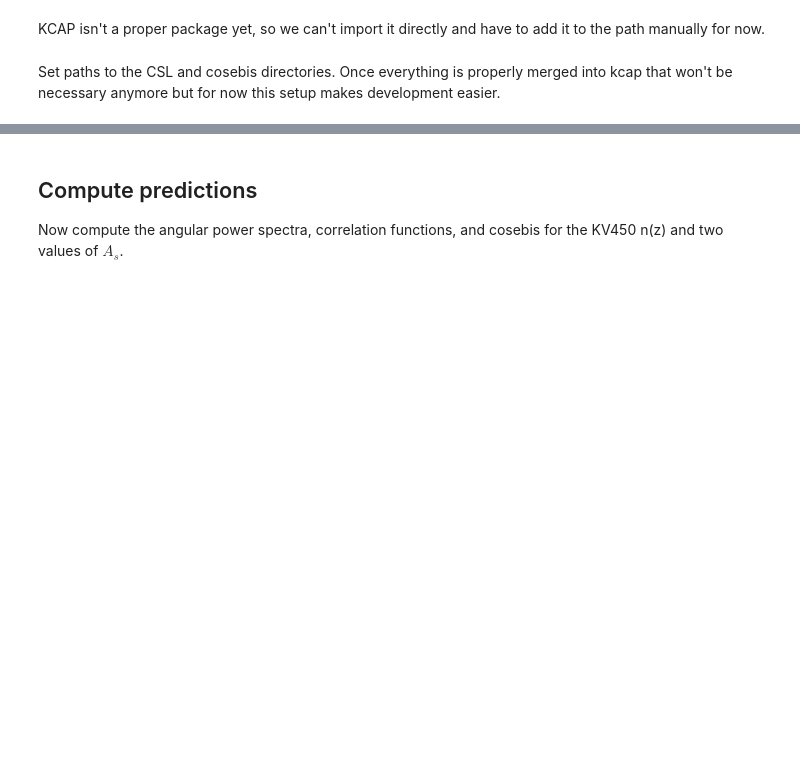
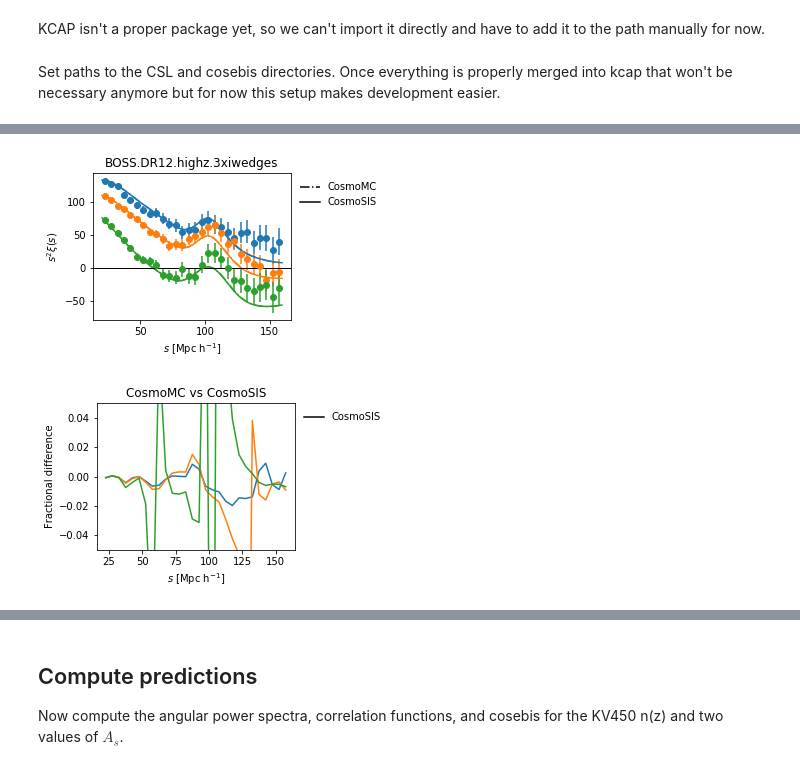
Before and after one commit to KiDS-WL/kcap, a Jupyter notebook: notebooks/kcap_module.ipynb, the cells around one changed output, grey strips where cells are left out. Cells and saved outputs as stored; diff of their text form; code cells hidden in the pictures; blank space fills up the shorter version.

Commit message:
More examples in notebook.

```diff
--- a/notebooks/kcap_module.ipynb
+++ b/notebooks/kcap_module.ipynb
@@ -24,3 +26,4 @@ Set paths to the CSL and cosebis directories. Once everything is properly merged
 # %%
 csl_path = "../../cosmosis-standard-library/"
 cosebis_path = "../../cosebis/"
+boss_path = "../../kcap_boss_module/python_interface/"
@@ -26,0 +166,70 @@ cosebis_path = "../../cosebis/"
+# %%
+fig, ax = plt.subplots(1, 1, sharex=True, sharey=True,
+                       figsize=(5, 3), squeeze=False)
+fig.subplots_adjust(left=0.15, bottom=0.2, right=0.7, hspace=0, wspace=0)
+
+
+data = np.loadtxt(os.path.join(boss_path, "../CosmoMC_BOSS/data/BOSS.DR12.highz.3xiwedges_measurements.txt"))
+cosmo_mc_y = np.loadtxt(os.path.join(boss_path, "../benchmark/vtheo_convolved.txt"))
+
+for i in range(3):
+    s = data[4:,0]
+    n = len(s)
+    ax[0,0].errorbar(s, s**2*data[4:,2*i+1], s**2*data[4:,2*i+2], c=f"C{i}", ls="none", marker="o")
+    ax[0,0].plot(s, s**2*cosmo_mc_y[i*n:(i+1)*n], ls="-.", c=f"C{i}")
+
+ax[0,0].plot([], [], c="k", ls="-.", label="CosmoMC")
+
+ls = ["-", "--", ":"]
+
+for i, (A_s, wedge) in enumerate(wedges.items()):
+    y, x = wedge[0]
+    ax[0,0].plot([], [], c="k", ls=ls[i], label=f"CosmoSIS")
+    for j in range(3):
+        ax[0,0].plot(x, x**2*y[j], c=f"C{j}", ls=ls[i])
+
+
+ax[0,0].axhline(0, c="k", lw=1)
+ax[0,0].legend(frameon=False, loc=2, bbox_to_anchor=(1,1))
+
+ax[0,0].set_xlabel(r"$s$ [Mpc h$^{-1}$]")
+ax[0,0].set_ylabel(r"$s^2\xi(s)$")
+
+ax[0,0].set_title("BOSS.DR12.highz.3xiwedges")
+
+fig.savefig("../notebooks/BOSS.png")
+
+
+
+fig, ax = plt.subplots(1, 1, sharex=True, sharey=True,
+                       figsize=(5, 3), squeeze=False)
+fig.subplots_adjust(left=0.15, bottom=0.2, right=0.7, hspace=0, wspace=0)
+
+
+s = data[4:,0]
+n = len(s)
+
+ls = ["-", "--", ":"]
+
+for i, (A_s, wedge) in enumerate(wedges.items()):
+    y, _ = wedge[1]
+    ax[0,0].plot([], [], c="k", ls=ls[i], label=f"CosmoSIS")
+    for j in range(3):
+        y_true = cosmo_mc_y[j*n:(j+1)*n]
+        mask = np.abs(s**2*y_true) >= 0
+        offset = 0#abs(min(y_true))*1.5
+        ax[0,0].plot(s[mask], ((y[j]+offset)/(y_true+offset))[mask]-1, c=f"C{j}", ls=ls[i])
+
+
+ax[0,0].set_ylim(-0.05, 0.05)
+ax[0,0].legend(frameon=False, loc=2, bbox_to_anchor=(1,1))
+
+ax[0,0].set_xlabel(r"$s$ [Mpc h$^{-1}$]")
+ax[0,0].set_ylabel(r"Fractional difference")
+
+ax[0,0].set_title("CosmoMC vs CosmoSIS")
+
+fig.savefig("../notebooks/CosmoMC_vs_CosmoSIS.png")
+# %% [output]
+[figure, added]
+[figure, added]
```
Also changed, not shown: parts of 13 cells of this notebook.
